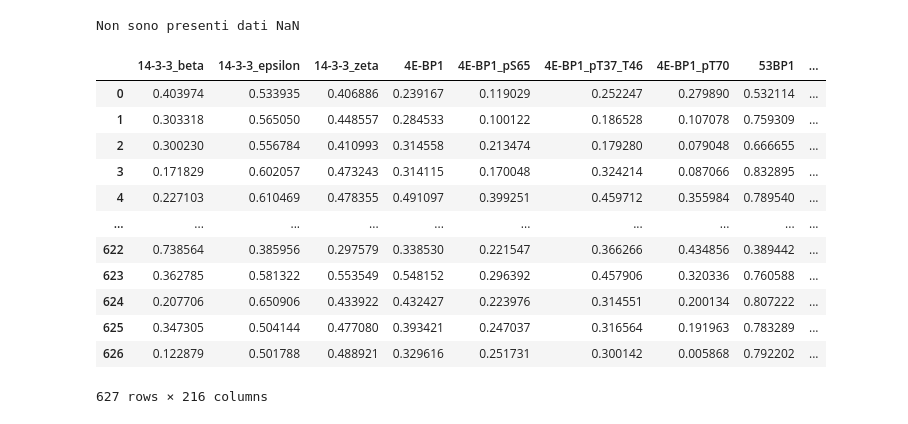
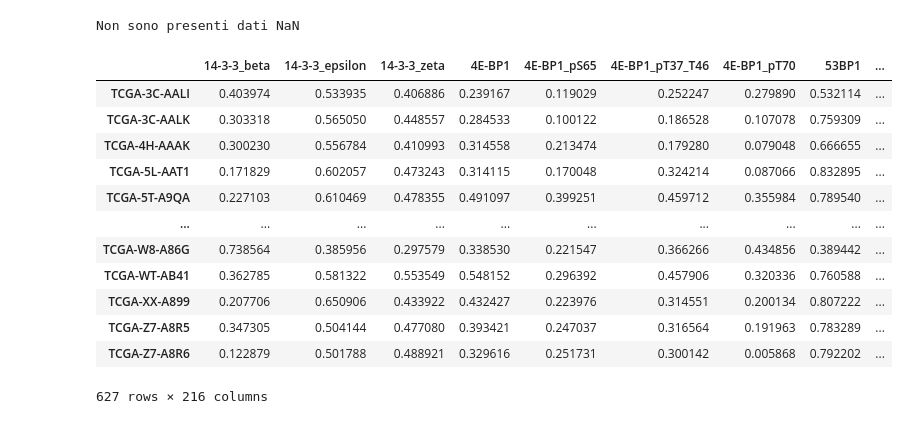
Before and after one commit to aleberans/Analisi-dati-multi-omici-per-la-predizione-della-prognosi-di-pazienti-oncologici, a Jupyter notebook: Codice.ipynb, the cells around one changed output. Cells and saved outputs as stored; diff of their text form; code cells hidden in the pictures.

```diff
--- a/Codice.ipynb
+++ b/Codice.ipynb
@@ -85,28 +90,28 @@ checkNaNValues(proteins)
 Non sono presenti dati NaN
 # %%
 #Data normalization with MinMaxScaler
-def dataNormalization(scaler, data, columns):
+def dataNormalization(scaler, data):
     scl = scaler()
     model = scl.fit(data)
     scaled_data = model.transform(data)
 
-    return pd.DataFrame(scaled_data, columns=columns)
+    return pd.DataFrame(scaled_data, columns=data.columns, index=data.index)
 # %%
-scaled_proteins = dataNormalization(MinMaxScaler, proteins, proteins.columns)
+scaled_proteins = dataNormalization(MinMaxScaler, proteins)
 
 scaled_proteins
 # %% [output]
 |  | 14-3-3_beta | 14-3-3_epsilon | 14-3-3_zeta | 4E-BP1 | 4E-BP1_pS65 | 4E-BP1_pT37_T46 | 4E-BP1_pT70 | 53BP1 | ... |
-| 0 | 0.403974 | 0.533935 | 0.406886 | 0.239167 | 0.119029 | 0.252247 | 0.279890 | 0.532114 | ... |
-| 1 | 0.303318 | 0.565050 | 0.448557 | 0.284533 | 0.100122 | 0.186528 | 0.107078 | 0.759309 | ... |
-| 2 | 0.300230 | 0.556784 | 0.410993 | 0.314558 | 0.213474 | 0.179280 | 0.079048 | 0.666655 | ... |
-| 3 | 0.171829 | 0.602057 | 0.473243 | 0.314115 | 0.170048 | 0.324214 | 0.087066 | 0.832895 | ... |
-| 4 | 0.227103 | 0.610469 | 0.478355 | 0.491097 | 0.399251 | 0.459712 | 0.355984 | 0.789540 | ... |
+| TCGA-3C-AALI | 0.403974 | 0.533935 | 0.406886 | 0.239167 | 0.119029 | 0.252247 | 0.279890 | 0.532114 | ... |
+| TCGA-3C-AALK | 0.303318 | 0.565050 | 0.448557 | 0.284533 | 0.100122 | 0.186528 | 0.107078 | 0.759309 | ... |
+| TCGA-4H-AAAK | 0.300230 | 0.556784 | 0.410993 | 0.314558 | 0.213474 | 0.179280 | 0.079048 | 0.666655 | ... |
+| TCGA-5L-AAT1 | 0.171829 | 0.602057 | 0.473243 | 0.314115 | 0.170048 | 0.324214 | 0.087066 | 0.832895 | ... |
+| TCGA-5T-A9QA | 0.227103 | 0.610469 | 0.478355 | 0.491097 | 0.399251 | 0.459712 | 0.355984 | 0.789540 | ... |
 | ... | ... | ... | ... | ... | ... | ... | ... | ... | ... |
-| 622 | 0.738564 | 0.385956 | 0.297579 | 0.338530 | 0.221547 | 0.366266 | 0.434856 | 0.389442 | ... |
-| 623 | 0.362785 | 0.581322 | 0.553549 | 0.548152 | 0.296392 | 0.457906 | 0.320336 | 0.760588 | ... |
-| 624 | 0.207706 | 0.650906 | 0.433922 | 0.432427 | 0.223976 | 0.314551 | 0.200134 | 0.807222 | ... |
-| 625 | 0.347305 | 0.504144 | 0.477080 | 0.393421 | 0.247037 | 0.316564 | 0.191963 | 0.783289 | ... |
-| 626 | 0.122879 | 0.501788 | 0.488921 | 0.329616 | 0.251731 | 0.300142 | 0.005868 | 0.792202 | ... |
+| TCGA-W8-A86G | 0.738564 | 0.385956 | 0.297579 | 0.338530 | 0.221547 | 0.366266 | 0.434856 | 0.389442 | ... |
+| TCGA-WT-AB41 | 0.362785 | 0.581322 | 0.553549 | 0.548152 | 0.296392 | 0.457906 | 0.320336 | 0.760588 | ... |
+| TCGA-XX-A899 | 0.207706 | 0.650906 | 0.433922 | 0.432427 | 0.223976 | 0.314551 | 0.200134 | 0.807222 | ... |
+| TCGA-Z7-A8R5 | 0.347305 | 0.504144 | 0.477080 | 0.393421 | 0.247037 | 0.316564 | 0.191963 | 0.783289 | ... |
+| TCGA-Z7-A8R6 | 0.122879 | 0.501788 | 0.488921 | 0.329616 | 0.251731 | 0.300142 | 0.005868 | 0.792202 | ... |
 627 rows × 216 columns
 # %%
```
Also changed, not shown: parts of 11 cells of this notebook.
